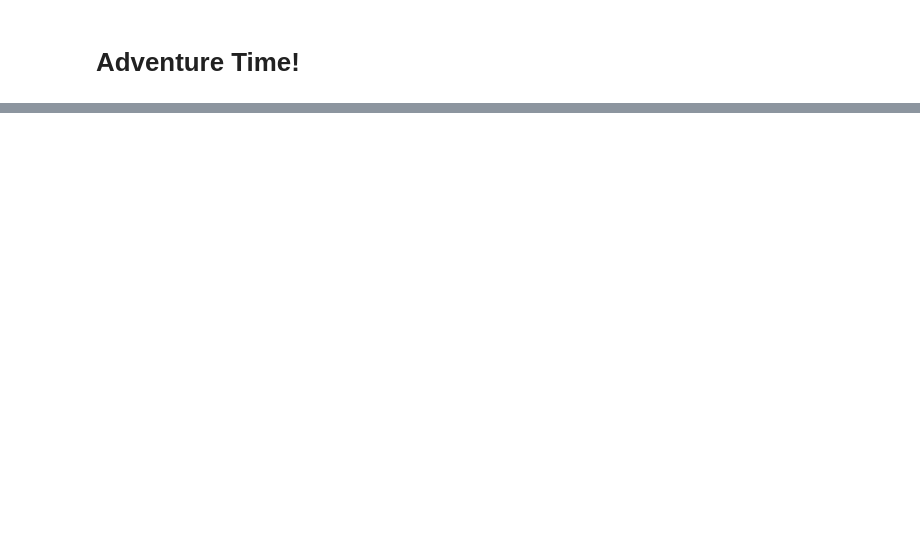
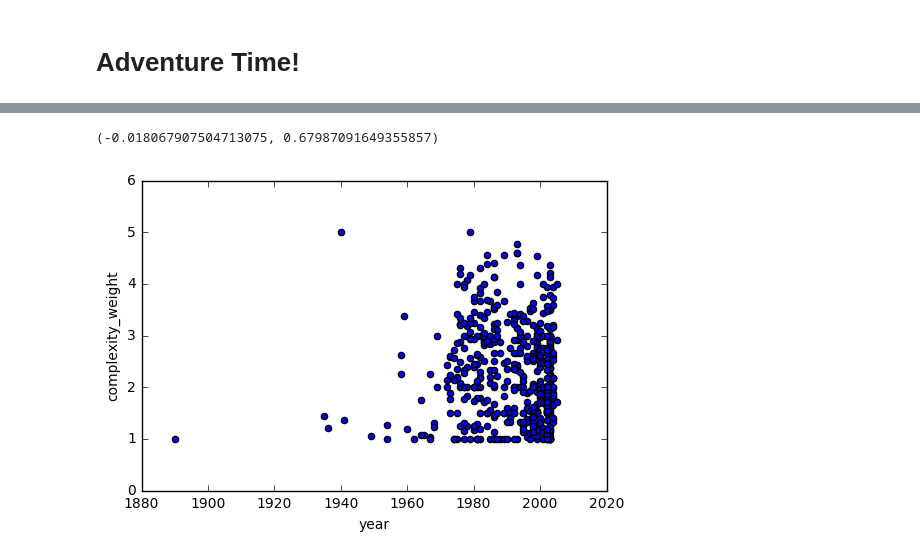
Before and after one commit to malnoxon/board-game-data-science, a Jupyter notebook: stage5/stage5_report.ipynb, the cells around one changed output, grey strips where cells are left out. Cells and saved outputs as stored; diff of their text form; code cells hidden in the pictures; blank space fills up the shorter version.

```diff
--- a/stage5/stage5_report.ipynb
+++ b/stage5/stage5_report.ipynb
@@ -227,0 +212,7 @@ AttributeError: 'module' object has no attribute 'show'
+# %%
+import pandas as pd
+import matplotlib as plt
+from scipy.stats.stats import pearsonr
+%matplotlib inline
+
+joined_tables = pd.read_csv('joined_table.csv')
@@ -228,2 +255,10 @@ AttributeError: 'module' object has no attribute 'show'
+# %%
+# Complexity weight vs year
+
+joined_tables.plot.scatter(x='year', y='complexity_weight')
+pearsonr(joined_tables['year'][joined_tables['complexity_weight'].notnull()],joined_tables['complexity_weight'][joined_tables['complexity_weight'].notnull()])
+# %% [output]
+(-0.018067907504713075, 0.67987091649355857)
+[figure, added]
 # %%
 # %% [output]
```
Also changed, not shown: parts of 10 cells of this notebook.
